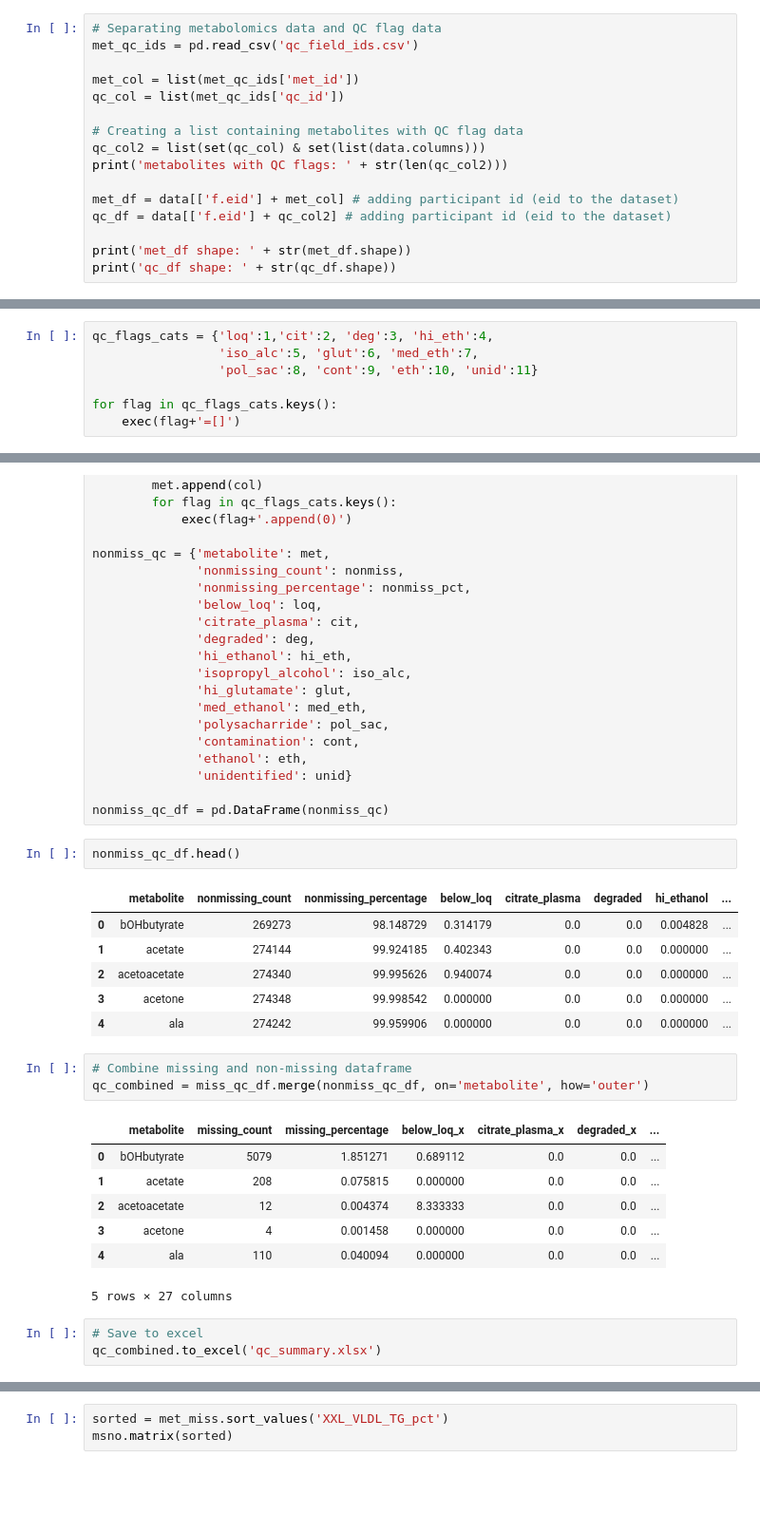
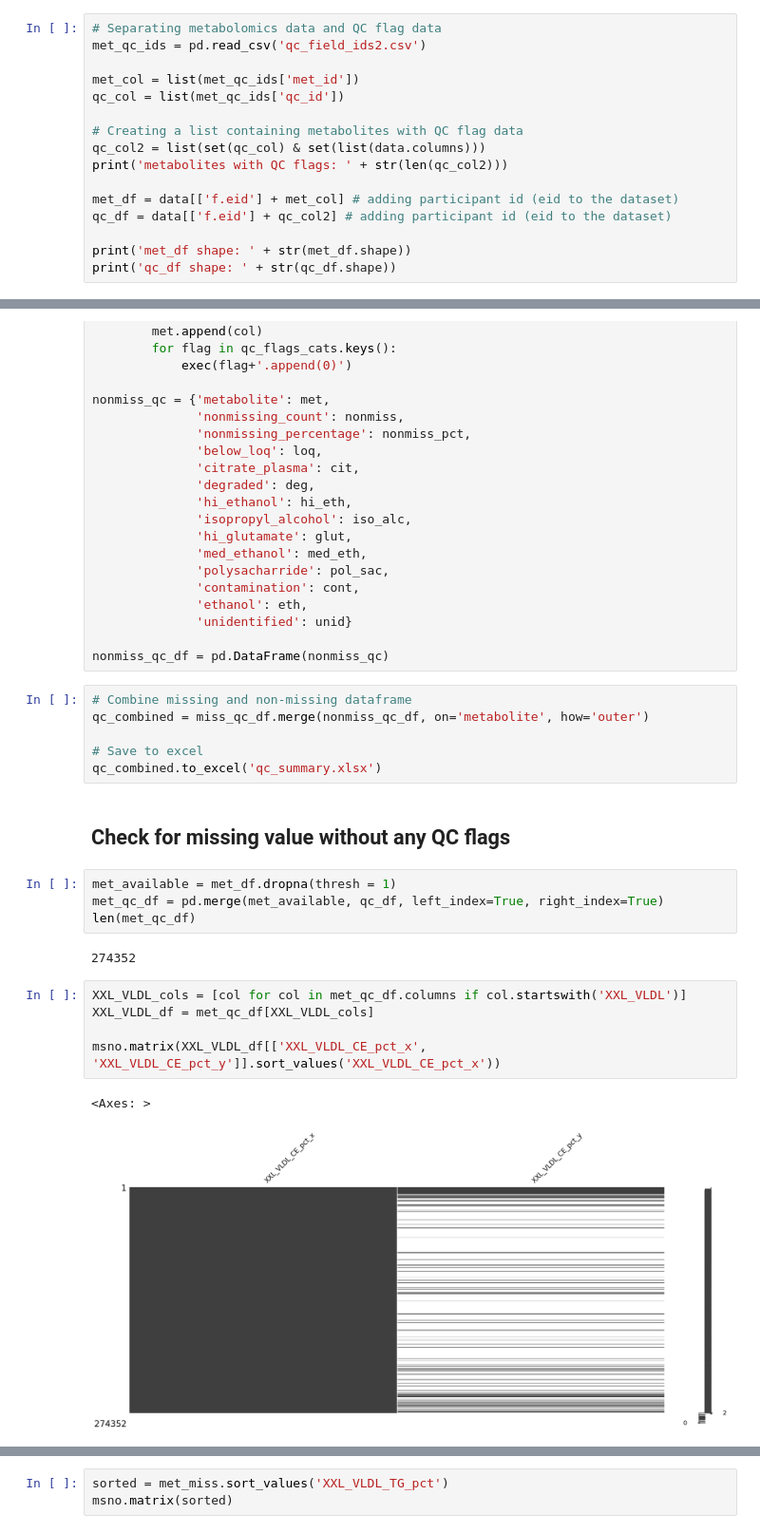
Before and after one commit to AlyaGhina/psoriasis-metabolomics, a Jupyter notebook: 00. qc_check.ipynb, the cells around one changed output, grey strips where cells are left out. Shown at 95% size. Drawn from its saved outputs; the diff is of its cells as text; blank space fills up the shorter version.

```diff
--- a/00. qc_check.ipynb
+++ b/00. qc_check.ipynb
@@ -10,6 +78,6 @@ data = pd.read_table(path, compression = "gzip", low_memory = True)
 # %%
 # Separating metabolomics data and QC flag data
-met_qc_ids = pd.read_csv('qc_field_ids.csv')
+met_qc_ids = pd.read_csv('qc_field_ids2.csv')
 
 met_col = list(met_qc_ids['met_id'])
 qc_col = list(met_qc_ids['qc_id'])
@@ -65,10 +112,3 @@ ax.figure.show()
-# %%
-qc_flags_cats = {'loq':1,'cit':2, 'deg':3, 'hi_eth':4,
-                 'iso_alc':5, 'glut':6, 'med_eth':7,
-                 'pol_sac':8, 'cont':9, 'eth':10, 'unid':11}
-
-for flag in qc_flags_cats.keys():
-    exec(flag+'=[]')
 # %%
 # Count QC flags for missing values
 met_miss = met_df.dropna(thresh = 1)
@@ -179,26 +210,25 @@ nonmiss_qc = {'metabolite': met,
               'unidentified': unid}
 
 nonmiss_qc_df = pd.DataFrame(nonmiss_qc)
-# %%
-nonmiss_qc_df.head()
-# %% [output]
-|  | metabolite | nonmissing_count | nonmissing_percentage | below_loq | citrate_plasma | degraded | hi_ethanol | ... |
-| 0 | bOHbutyrate | 269273 | 98.148729 | 0.314179 | 0.0 | 0.0 | 0.004828 | ... |
-| 1 | acetate | 274144 | 99.924185 | 0.402343 | 0.0 | 0.0 | 0.000000 | ... |
-| 2 | acetoacetate | 274340 | 99.995626 | 0.940074 | 0.0 | 0.0 | 0.000000 | ... |
-| 3 | acetone | 274348 | 99.998542 | 0.000000 | 0.0 | 0.0 | 0.000000 | ... |
-| 4 | ala | 274242 | 99.959906 | 0.000000 | 0.0 | 0.0 | 0.000000 | ... |
 # %%
 # Combine missing and non-missing dataframe
 qc_combined = miss_qc_df.merge(nonmiss_qc_df, on='metabolite', how='outer')
+
+# Save to excel
+qc_combined.to_excel('qc_summary.xlsx')
-# %% [output]
-|  | metabolite | missing_count | missing_percentage | below_loq_x | citrate_plasma_x | degraded_x | ... |
-| 0 | bOHbutyrate | 5079 | 1.851271 | 0.689112 | 0.0 | 0.0 | ... |
-| 1 | acetate | 208 | 0.075815 | 0.000000 | 0.0 | 0.0 | ... |
-| 2 | acetoacetate | 12 | 0.004374 | 8.333333 | 0.0 | 0.0 | ... |
-| 3 | acetone | 4 | 0.001458 | 0.000000 | 0.0 | 0.0 | ... |
-| 4 | ala | 110 | 0.040094 | 0.000000 | 0.0 | 0.0 | ... |
-5 rows × 27 columns
-# %%
-# Save to excel
-qc_combined.to_excel('qc_summary.xlsx')
+# %% [markdown]
+## Check for missing value without any QC flags
+# %%
+met_available = met_df.dropna(thresh = 1)
+met_qc_df = pd.merge(met_available, qc_df, left_index=True, right_index=True)
+len(met_qc_df)
+# %% [output]
+274352
+# %%
+XXL_VLDL_cols = [col for col in met_qc_df.columns if col.startswith('XXL_VLDL')]
+XXL_VLDL_df = met_qc_df[XXL_VLDL_cols]
+
+msno.matrix(XXL_VLDL_df[['XXL_VLDL_CE_pct_x', 'XXL_VLDL_CE_pct_y']].sort_values('XXL_VLDL_CE_pct_x'))
+# %% [output]
+<Axes: >
+[figure, added]
```
Also changed, not shown: parts of 22 cells of this notebook.
